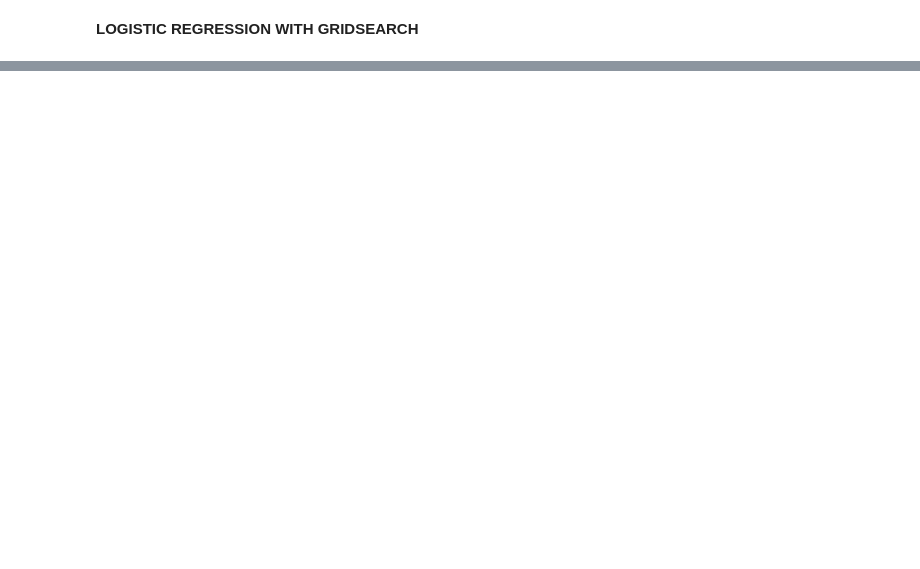
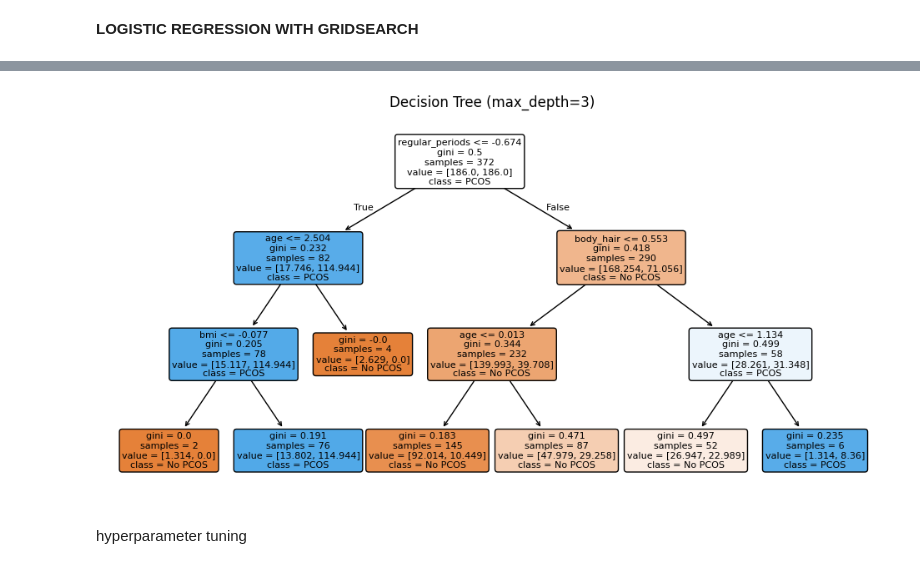
Before and after one commit to drmanishmewani/pcos-2023, a Jupyter notebook: mm.ipynb, the cells around one changed output, grey strips where cells are left out. Cells and saved outputs as stored; diff of their text form; code cells hidden in the pictures; blank space fills up the shorter version.

```diff
--- a/mm.ipynb
+++ b/mm.ipynb
@@ -288,0 +380,6 @@ Confusion Matrix:
+# %%
+from sklearn.tree import DecisionTreeClassifier
+
+dt = DecisionTreeClassifier()
+
+dt.fit(X_train_t,y_train)
@@ -288,0 +426,21 @@ Confusion Matrix:
+# %%
+from sklearn.tree import plot_tree
+
+small_dt = DecisionTreeClassifier(max_depth=3, class_weight='balanced', random_state=42)
+small_dt.fit(X_train_t, y_train)
+
+plt.figure(figsize=(12, 6))
+plot_tree(
+    small_dt,
+    feature_names= X.columns,
+    class_names=['No PCOS', 'PCOS'],
+    filled=True,
+    rounded=True,
+    impurity=True
+)
+plt.title("Decision Tree (max_depth=3)")
+plt.show()
+# %% [output]
+[figure, added]
+# %% [markdown]
+hyperparameter tuning
```
Also changed, not shown: parts of 26 cells of this notebook.
